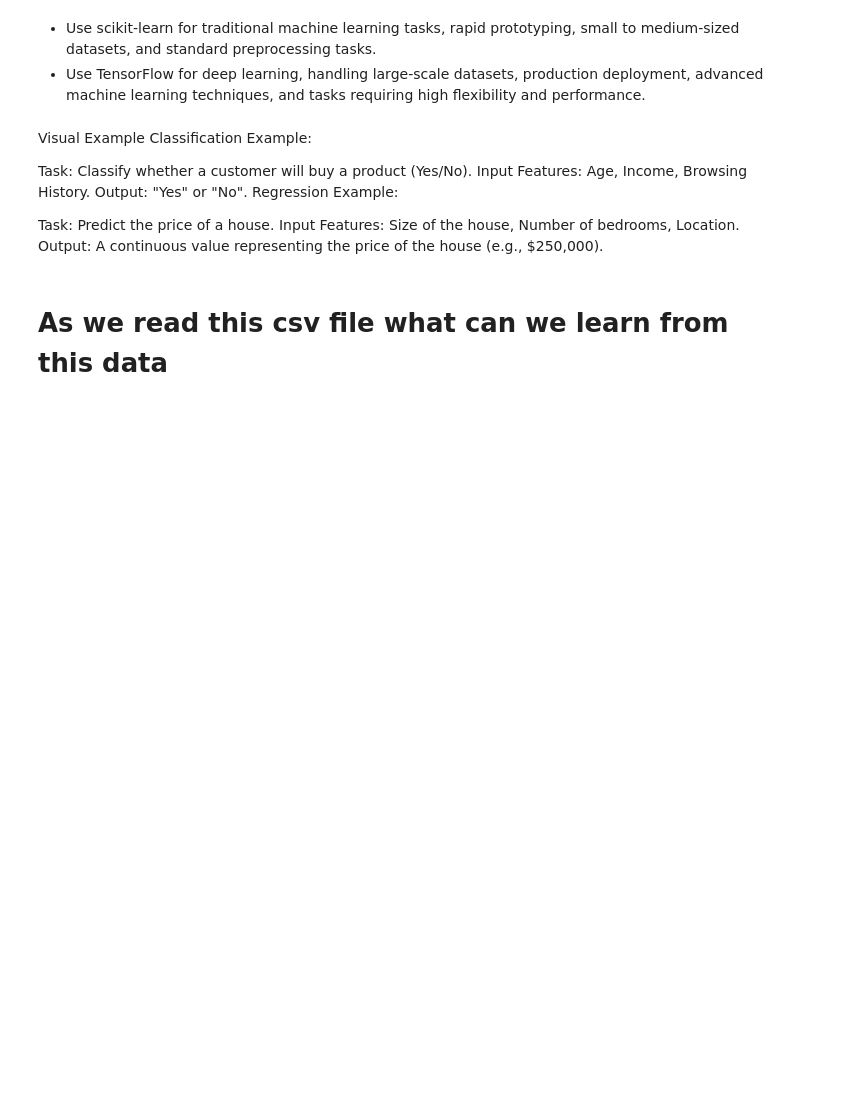
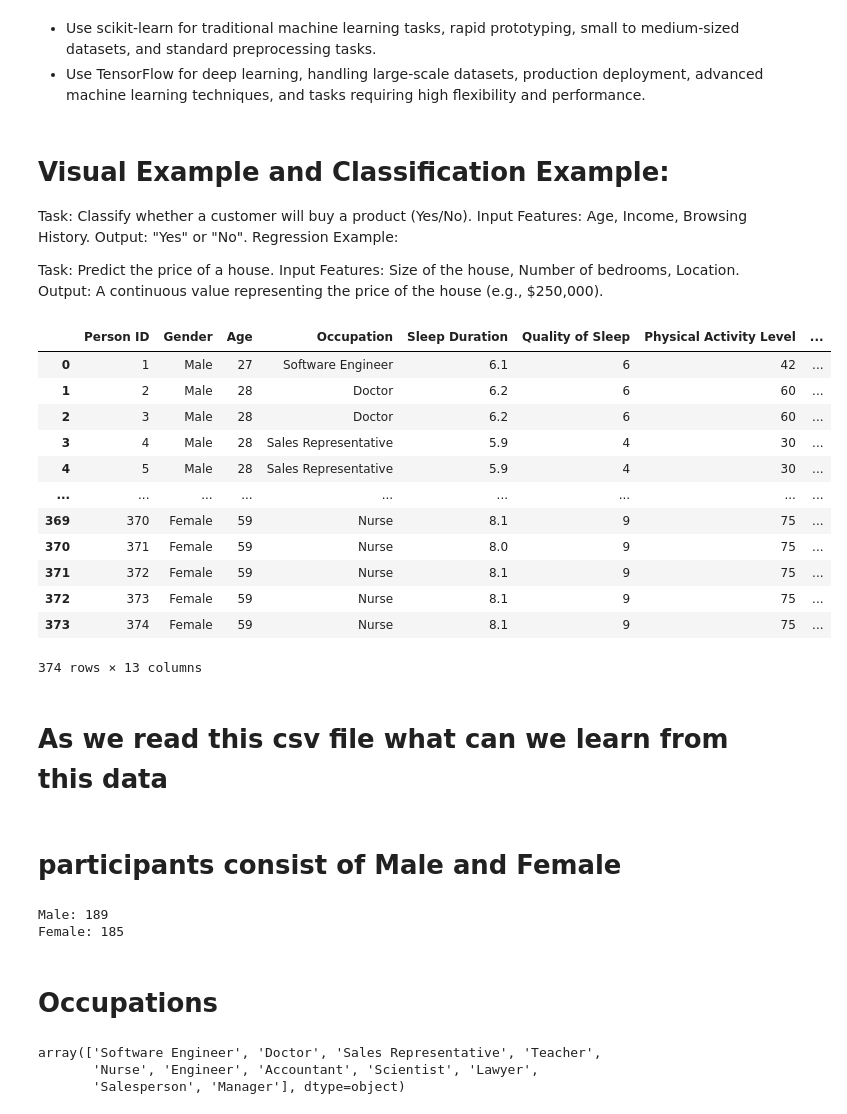
Before and after one commit to EverC0/DataProj, a Jupyter notebook: data_practice.ipynb, the cells around one changed output. Drawn from its saved outputs; the diff is of its cells as text; code cells hidden in the pictures; blank space fills up the shorter version.

```diff
--- a/data_practice.ipynb
+++ b/data_practice.ipynb
@@ -68,8 +90,7 @@ from sklearn.linear_model import LogisticRegression
 from sklearn.ensemble import RandomForestClassifier
 from sklearn.metrics import accuracy_score, classification_report, confusion_matrix
 # %% [markdown]
-Visual Example
-Classification Example:
+# Visual Example and Classification Example:
 
 Task: Classify whether a customer will buy a product (Yes/No).
 Input Features: Age, Income, Browsing History.
@@ -82,7 +103,42 @@ Output: A continuous value representing the price of the house (e.g., $250,000).
 # %%
 # reading in our data using .read_csv another ways are
 # - pd.read_excel, pd.read_sql, pd.read_json, pd.read_html,
 
 df = pd.read_csv("/Users/evercampos/DataS/Sleep_health_and_lifestyle_dataset.csv")
+df
+# %% [output]
+|  | Person ID | Gender | Age | Occupation | Sleep Duration | Quality of Sleep | Physical Activity Level | ... |
+| 0 | 1 | Male | 27 | Software Engineer | 6.1 | 6 | 42 | ... |
+| 1 | 2 | Male | 28 | Doctor | 6.2 | 6 | 60 | ... |
+| 2 | 3 | Male | 28 | Doctor | 6.2 | 6 | 60 | ... |
+| 3 | 4 | Male | 28 | Sales Representative | 5.9 | 4 | 30 | ... |
+| 4 | 5 | Male | 28 | Sales Representative | 5.9 | 4 | 30 | ... |
+| ... | ... | ... | ... | ... | ... | ... | ... | ... |
+| 369 | 370 | Female | 59 | Nurse | 8.1 | 9 | 75 | ... |
+| 370 | 371 | Female | 59 | Nurse | 8.0 | 9 | 75 | ... |
+| 371 | 372 | Female | 59 | Nurse | 8.1 | 9 | 75 | ... |
+| 372 | 373 | Female | 59 | Nurse | 8.1 | 9 | 75 | ... |
+| 373 | 374 | Female | 59 | Nurse | 8.1 | 9 | 75 | ... |
+374 rows × 13 columns
 # %% [markdown]
 # As we read this csv file what can we learn from this data
+# %% [markdown]
+# participants consist of Male and Female
+# %%
+
+Male = (df["Gender"] == "Male").sum()
+Female = (df["Gender"] == "Female").sum()
+print("Male: " + str(Male))
+print("Female: " + str(Female))
+# %% [output]
+Male: 189
+Female: 185
+# %% [markdown]
+# Occupations
+# %%
+occup = df["Occupation"].unique()
+occup
+# %% [output]
+array(['Software Engineer', 'Doctor', 'Sales Representative', 'Teacher',
+       'Nurse', 'Engineer', 'Accountant', 'Scientist', 'Lawyer',
+       'Salesperson', 'Manager'], dtype=object)
```
Also changed, not shown: parts of 12 cells of this notebook.
